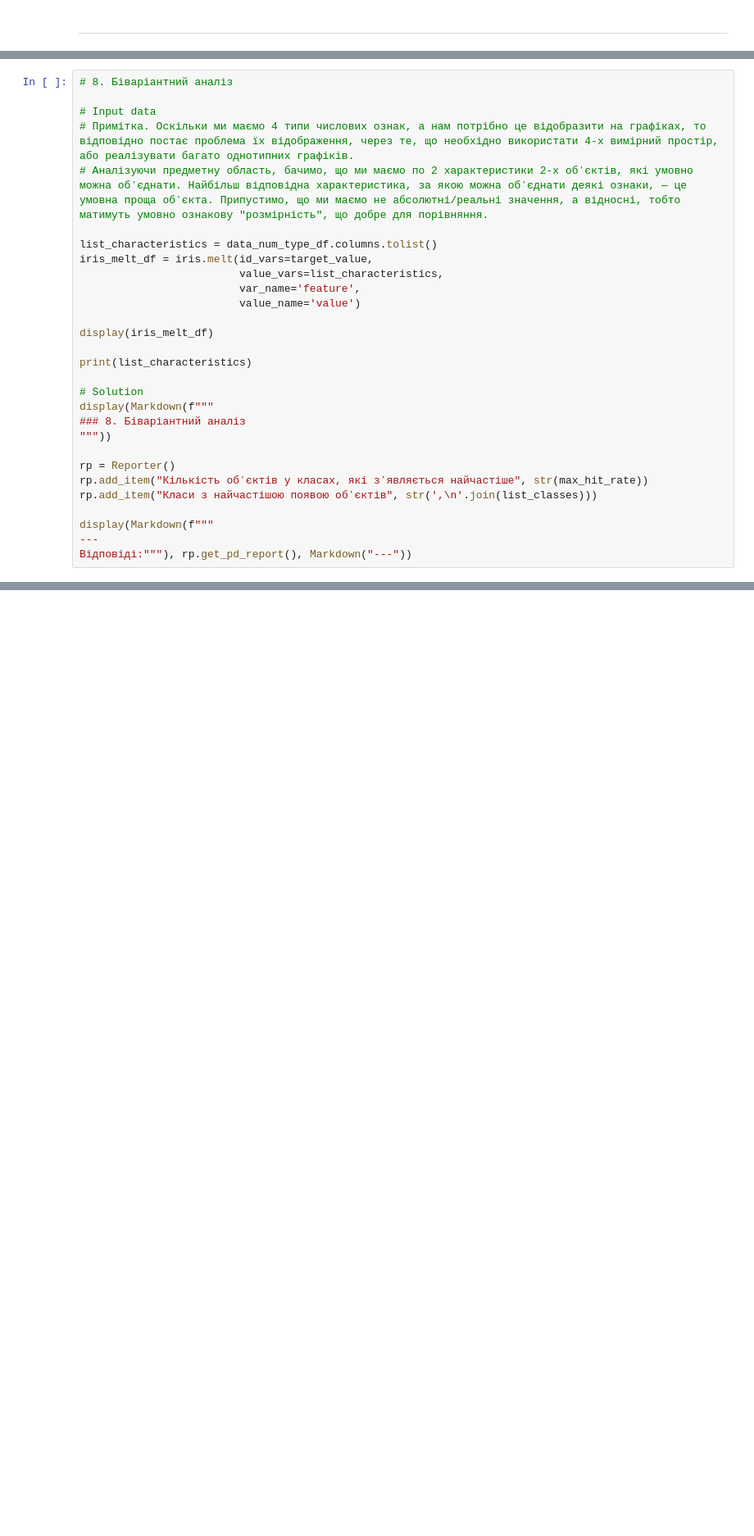
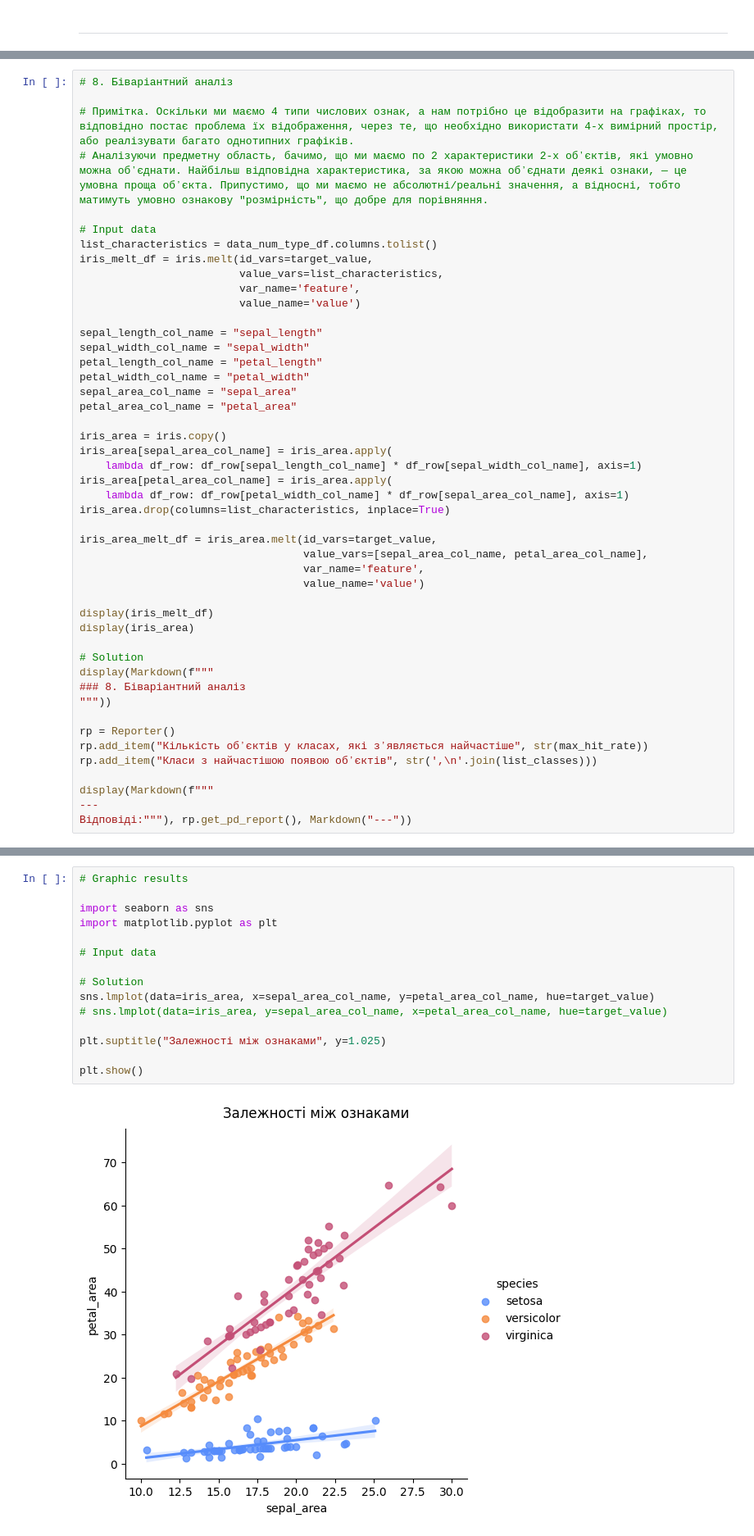
Before and after one commit to BogdanPinchuk/DataScience-PBY_HW9, a Jupyter notebook: Bohdan_Pinchuk_DS_HW9.ipynb, the cells around one changed output, grey strips where cells are left out. Shown at 82% size. Saved outputs shown, nothing was run; the diff lists cells and outputs as text; blank space fills up the shorter version.

Commit message:
[Homework9] - implemented charts of the areas for the 8th part

```diff
--- a/Bohdan_Pinchuk_DS_HW9.ipynb
+++ b/Bohdan_Pinchuk_DS_HW9.ipynb
@@ -989,19 +989,37 @@ plt.show()
 # %%
 # 8. Біваріантний аналіз
 
-# Input data
 # Примітка. Оскільки ми маємо 4 типи числових ознак, а нам потрібно це відобразити на графіках, то відповідно постає проблема їх відображення, через те, що необхідно використати 4-х вимірний простір, або реалізувати багато однотипних графіків.
 # Аналізуючи предметну область, бачимо, що ми маємо по 2 характеристики 2-х обʼєктів, які умовно можна обʼєднати. Найбільш відповідна характеристика, за якою можна обʼєднати деякі ознаки, — це умовна проща обʼєкта. Припустимо, що ми маємо не абсолютні/реальні значення, а відносні, тобто матимуть умовно ознакову "розмірність", що добре для порівняння.
 
+# Input data
 list_characteristics = data_num_type_df.columns.tolist()
 iris_melt_df = iris.melt(id_vars=target_value,
                          value_vars=list_characteristics,
                          var_name='feature',
                          value_name='value')
 
+sepal_length_col_name = "sepal_length"
+sepal_width_col_name = "sepal_width"
+petal_length_col_name = "petal_length"
+petal_width_col_name = "petal_width"
+sepal_area_col_name = "sepal_area"
+petal_area_col_name = "petal_area"
+
+iris_area = iris.copy()
+iris_area[sepal_area_col_name] = iris_area.apply(
+    lambda df_row: df_row[sepal_length_col_name] * df_row[sepal_width_col_name], axis=1)
+iris_area[petal_area_col_name] = iris_area.apply(
+    lambda df_row: df_row[petal_width_col_name] * df_row[sepal_area_col_name], axis=1)
+iris_area.drop(columns=list_characteristics, inplace=True)
+
+iris_area_melt_df = iris_area.melt(id_vars=target_value,
+                                   value_vars=[sepal_area_col_name, petal_area_col_name],
+                                   var_name='feature',
+                                   value_name='value')
+
 display(iris_melt_df)
-
-print(list_characteristics)
+display(iris_area)
 
 # Solution
 display(Markdown(f"""
@@ -1081,3 +1111,20 @@ plt.tight_layout()
 plt.show()
 # %% [output]
 [figure]
+# %%
+# Graphic results
+
+import seaborn as sns
+import matplotlib.pyplot as plt
+
+# Input data
+
+# Solution
+sns.lmplot(data=iris_area, x=sepal_area_col_name, y=petal_area_col_name, hue=target_value)
+# sns.lmplot(data=iris_area, y=sepal_area_col_name, x=petal_area_col_name, hue=target_value)
+
+plt.suptitle("Залежності між ознаками", y=1.025)
+
+plt.show()
+# %% [output]
+[figure, added]
```
Also changed, not shown: parts of 7 cells of this notebook.
